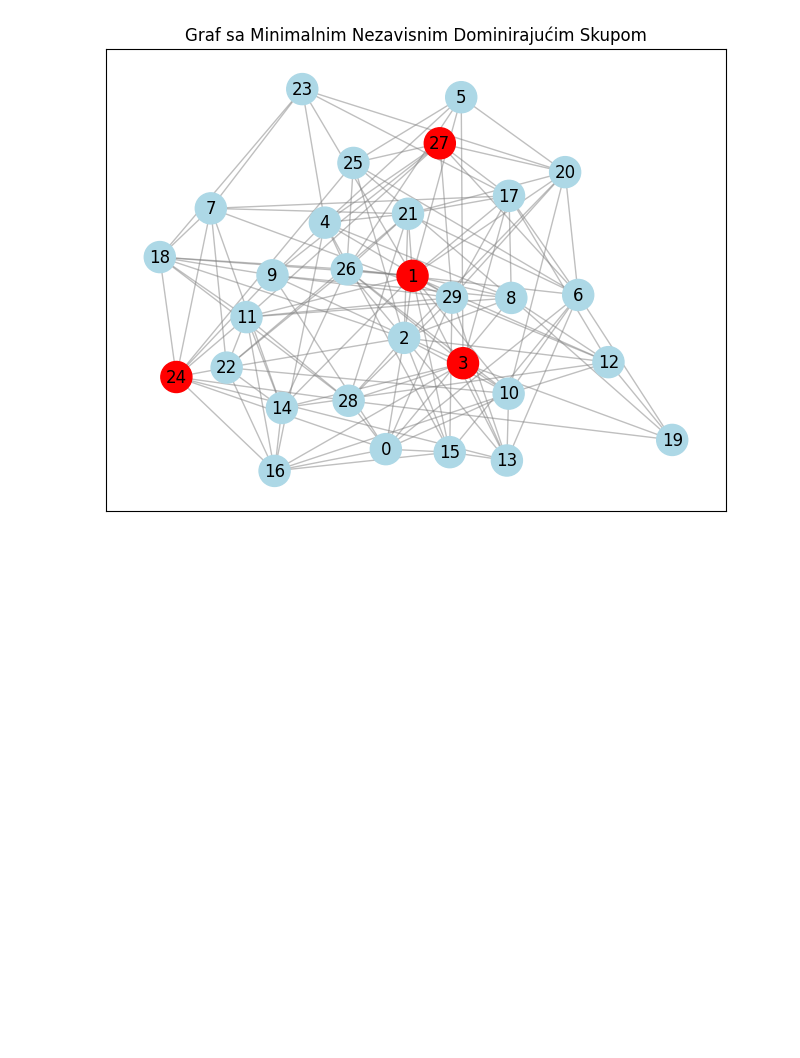
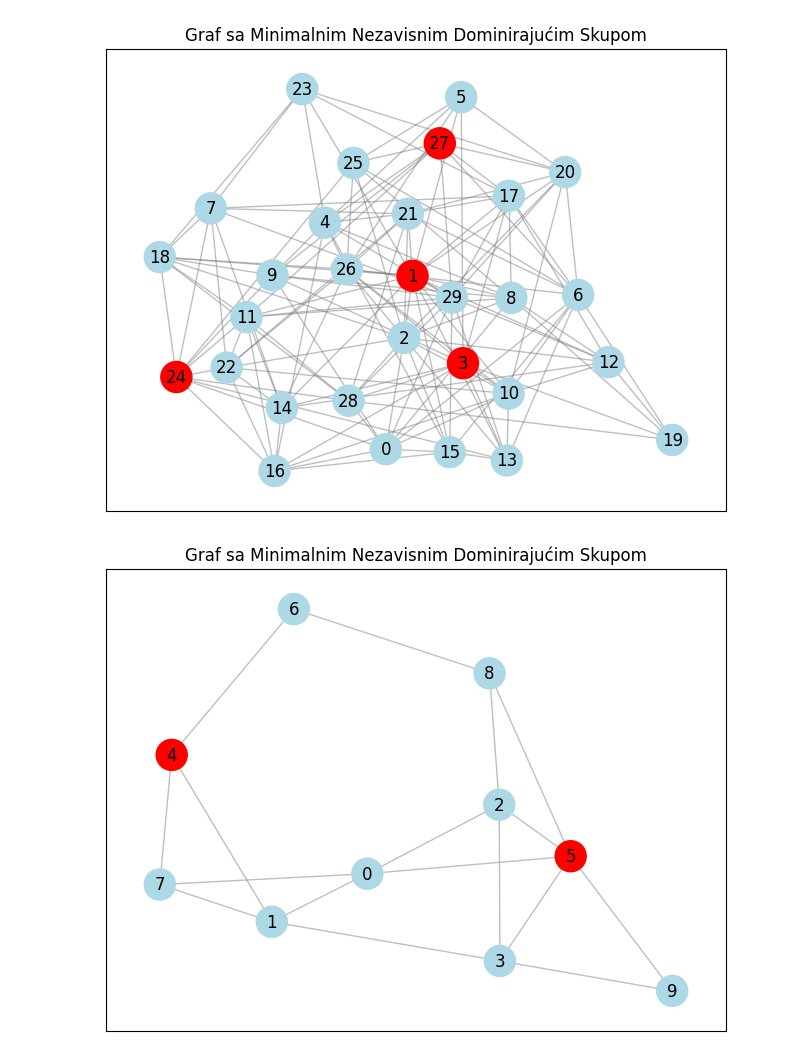
Before and after one commit to sarakalinic24/MIDominatingSet, a Jupyter notebook: bruteForce.ipynb, the cells around one changed output. Drawn from its saved outputs; the diff is of its cells as text; code cells hidden in the pictures; blank space fills up the shorter version.

Commit message:
start tests for bruteForce

```diff
--- a/bruteForce.ipynb
+++ b/bruteForce.ipynb
@@ -20,14 +21,16 @@ def brute_force_mids(graph):
     nodes = list(graph.nodes)
     n = len(nodes)
     min_set = None
+    iteration_count = 0
 
     for r in range(1, n + 1):
         for subset in itertools.combinations(nodes, r):
+            iteration_count += 1
             if is_independent_set(graph, subset) and is_dominating_set(graph, subset):
                 if min_set is None or len(subset) < len(min_set):
                     min_set = subset
 
-    return min_set
+    return min_set, iteration_count
 # %%
 def draw_graph(graph, min_set):
     pos = nx.spring_layout(graph)
@@ -55,3 +58,80 @@ draw_graph(G, min_set=mids)
 # %% [output]
 Minimum Independent Dominating Set: ('1', '3', '24', '27')
 [figure]
+# %%
+import os
+import networkx as nx
+import time
+
+def run_brute_force_on_tests(directory="tests/", results_dir="results/", output_file="bruteForceResults.txt", max_nodes=25):
+    # Check if results directory exists, if not, create it
+    if not os.path.exists(results_dir):
+        os.makedirs(results_dir)
+
+    # Prepare the output file
+    output_path = os.path.join(results_dir, output_file)
+
+    with open(output_path, 'w') as f_out:
+        # Iterate through all the files in the tests directory
+        for filename in os.listdir(directory):
+            if filename.endswith(".in"):  # Only process files that have the .in extension
+                # Construct the full path to the graph file
+                graph_path = os.path.join(directory, filename)
+
+                # Read the graph from the file
+                graph = nx.read_gml(graph_path)
+
+                # Start time measurement
+                start_time = time.time()
+
+                # Run brute force algorithm on the graph
+                if len(graph.nodes) > max_nodes:
+                    result_message = "Graph too large for brute force."
+                    best_set = []
+                    num_iterations = 0
+                else:
+                    mids, num_iterations = brute_force_mids(graph)  # Assuming brute_force_mids returns set and iterations
+                    best_set = mids
+                    result_message = "Minimum independent dominating set found." if best_set else "No valid solution found."
+
+                # Measure elapsed time
+                elapsed_time = time.time() - start_time
+
+                # Get number of nodes in the best found set (size of the independent dominating set)
+                num_nodes_in_set = len(best_set)
+
+                # Write the results to the output file in the specified format
+                f_out.write(f"Test Name: {filename}\n")
+                f_out.write(f"Result: {result_message}\n")
+                f_out.write(f"Number of nodes: {num_nodes_in_set}\n")
+                f_out.write(f"Number of iterations: {num_iterations}\n")
+                f_out.write(f"Time taken (seconds): {elapsed_time}\n")
+                f_out.write("\n")  # Add a new line for readability
+
+                # Optionally, draw the graph
+                if best_set:
+                    draw_graph(graph, best_set)
+
+                print(f"Processed graph {filename} and saved results.")
+
+# Example brute force function you already have
+def brute_force_mids(graph):
+    nodes = list(graph.nodes())
+    min_set = None
+    min_set_size = float('inf')
+    iteration_count = 0
+
+    for r in range(1, len(nodes) + 1):
+        for subset in itertools.combinations(nodes, r):
+            iteration_count += 1
+            if is_independent_set(graph, subset) and is_dominating_set(graph, subset):
+                if len(subset) < min_set_size:
+                    min_set_size = len(subset)
+                    min_set = subset
+
+    return min_set, iteration_count
+
+# Example usage:
+run_brute_force_on_tests(directory="tests/", results_dir="results/", output_file="bruteForceResults.txt")
+# %% [output]
+[figure, added]
```
Also changed, not shown: parts of 2 cells of this notebook, 1 other file.
